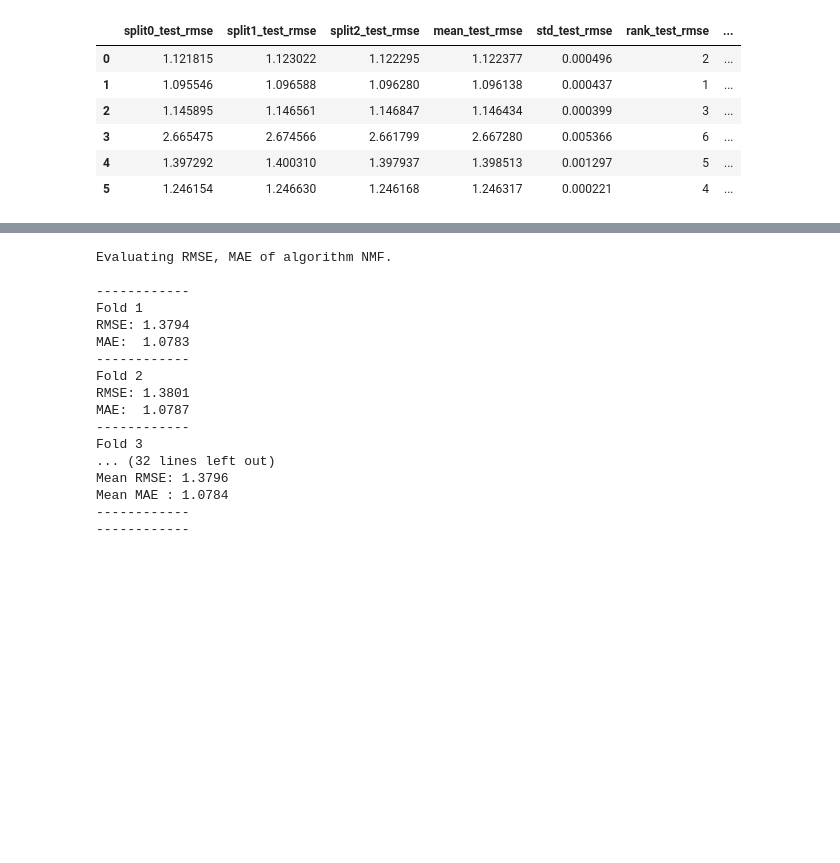
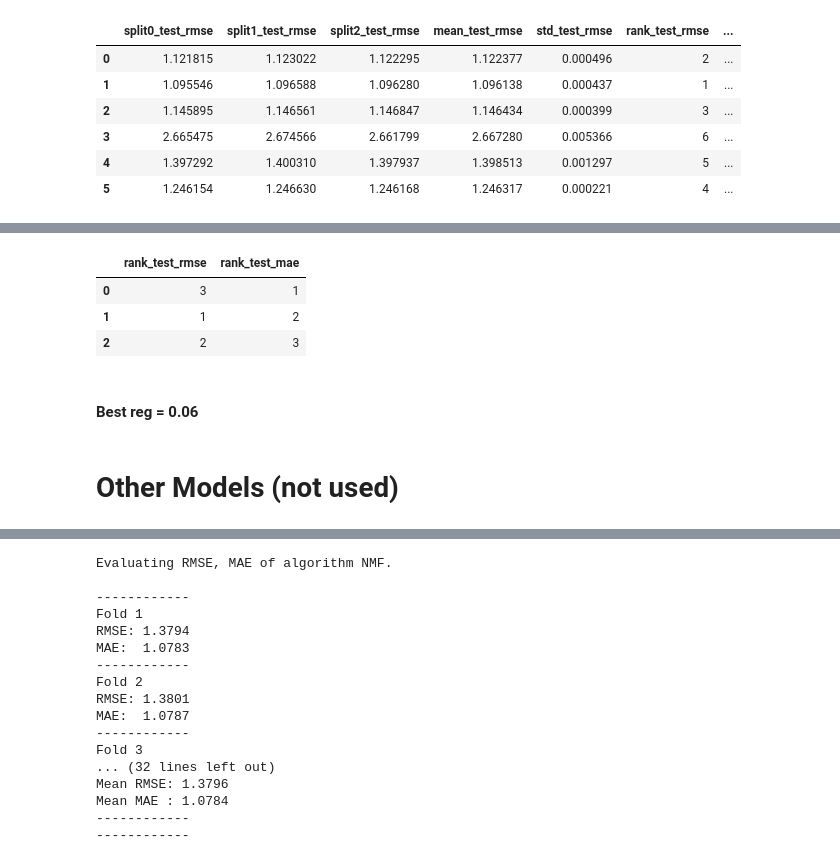
Before and after one commit to yishuen/yelp-restaurant-recommendation-system, a Jupyter notebook: model-testing.ipynb, the cells around one changed output, grey strips where cells are left out. Drawn from its saved outputs; the diff is of its cells as text; code cells hidden in the pictures; blank space fills up the shorter version.

```diff
--- a/model-testing.ipynb
+++ b/model-testing.ipynb
@@ -116,3 +142,14 @@ results_df
+# %%
+results_df[['rank_test_rmse', 'rank_test_mae']]
+# %% [output]
+|  | rank_test_rmse | rank_test_mae |
+| 0 | 3 | 1 |
+| 1 | 1 | 2 |
+| 2 | 2 | 3 |
+# %% [markdown]
+#### Best reg = 0.06
+# %% [markdown]
+# Other Models (not used)
 # %%
 svdpp = SVDpp()
 # %%
```
Also changed, not shown: parts of 42 cells of this notebook, 14 other files.
